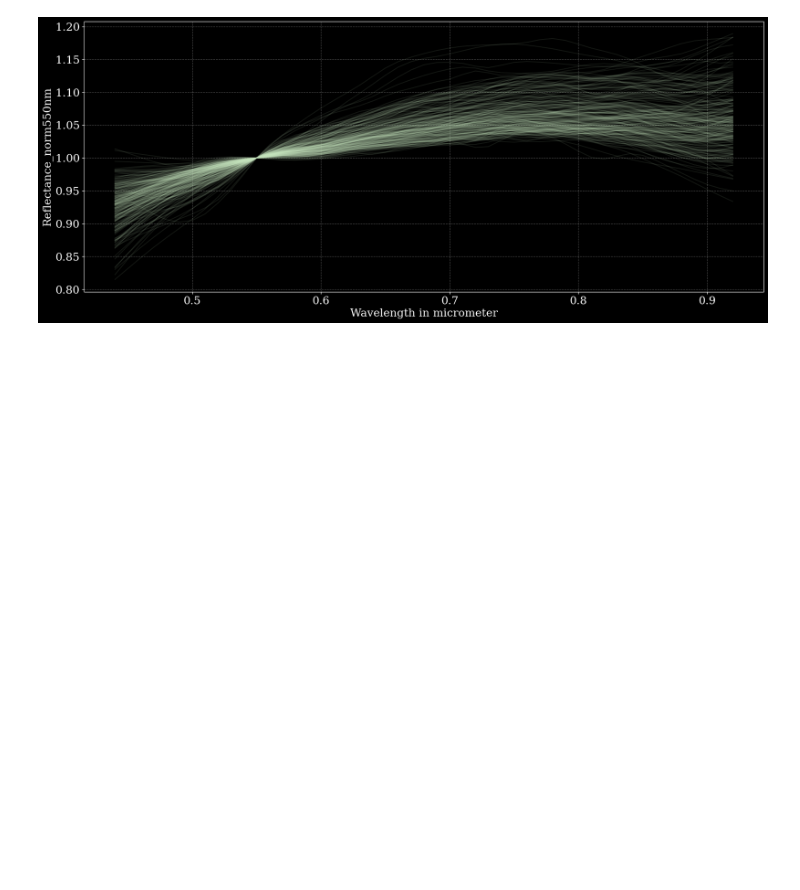
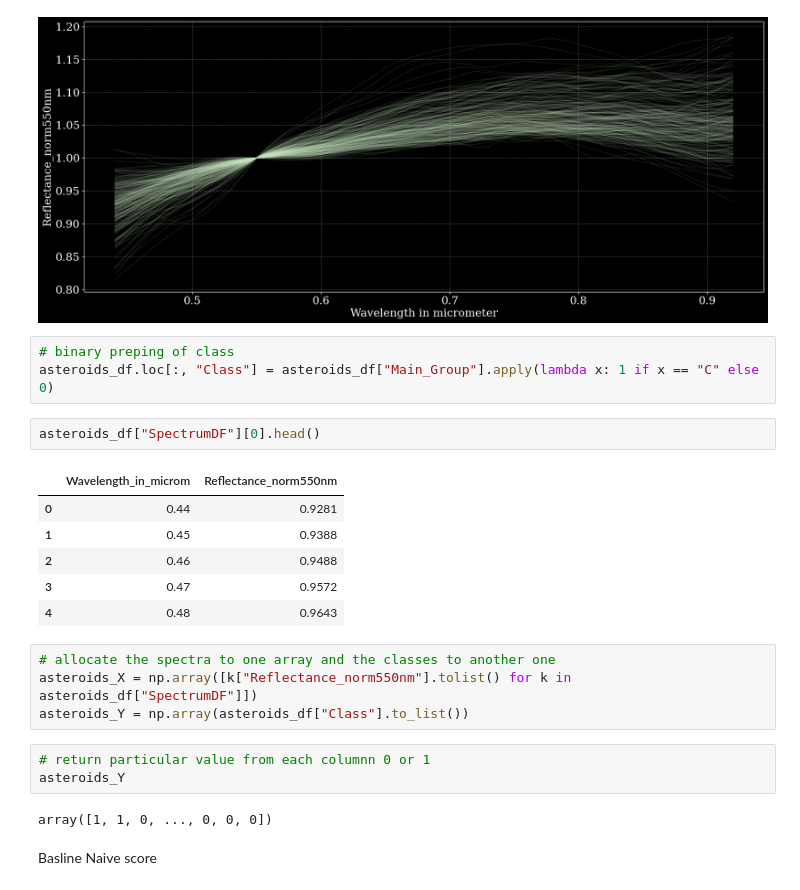
Before and after one commit to rahulranjansah/SpectralML, a Jupyter notebook: scripts/binary_classification.ipynb, the cells around one changed output. Drawn from its saved outputs; the diff is of its cells as text; blank space fills up the shorter version.

```diff
--- a/scripts/binary_classification.ipynb
+++ b/scripts/binary_classification.ipynb
@@ -80,3 +82,26 @@ plt.grid(linestyle="dashed", alpha = 0.3)
 plt.show()
 # %% [output]
 [figure]
+# %%
+# binary preping of class
+asteroids_df.loc[:, "Class"] = asteroids_df["Main_Group"].apply(lambda x: 1 if x == "C" else 0)
+# %%
+asteroids_df["SpectrumDF"][0].head()
+# %% [output]
+|  | Wavelength_in_microm | Reflectance_norm550nm |
+| 0 | 0.44 | 0.9281 |
+| 1 | 0.45 | 0.9388 |
+| 2 | 0.46 | 0.9488 |
+| 3 | 0.47 | 0.9572 |
+| 4 | 0.48 | 0.9643 |
+# %%
+# allocate the spectra to one array and the classes to another one
+asteroids_X = np.array([k["Reflectance_norm550nm"].tolist() for k in asteroids_df["SpectrumDF"]])
+asteroids_Y = np.array(asteroids_df["Class"].to_list())
+# %%
+# return particular value from each columnn 0 or 1
+asteroids_Y
+# %% [output]
+array([1, 1, 0, ..., 0, 0, 0])
+# %% [markdown]
+Basline Naive score
```
Also changed, not shown: parts of 10 cells of this notebook, 1 other file.
